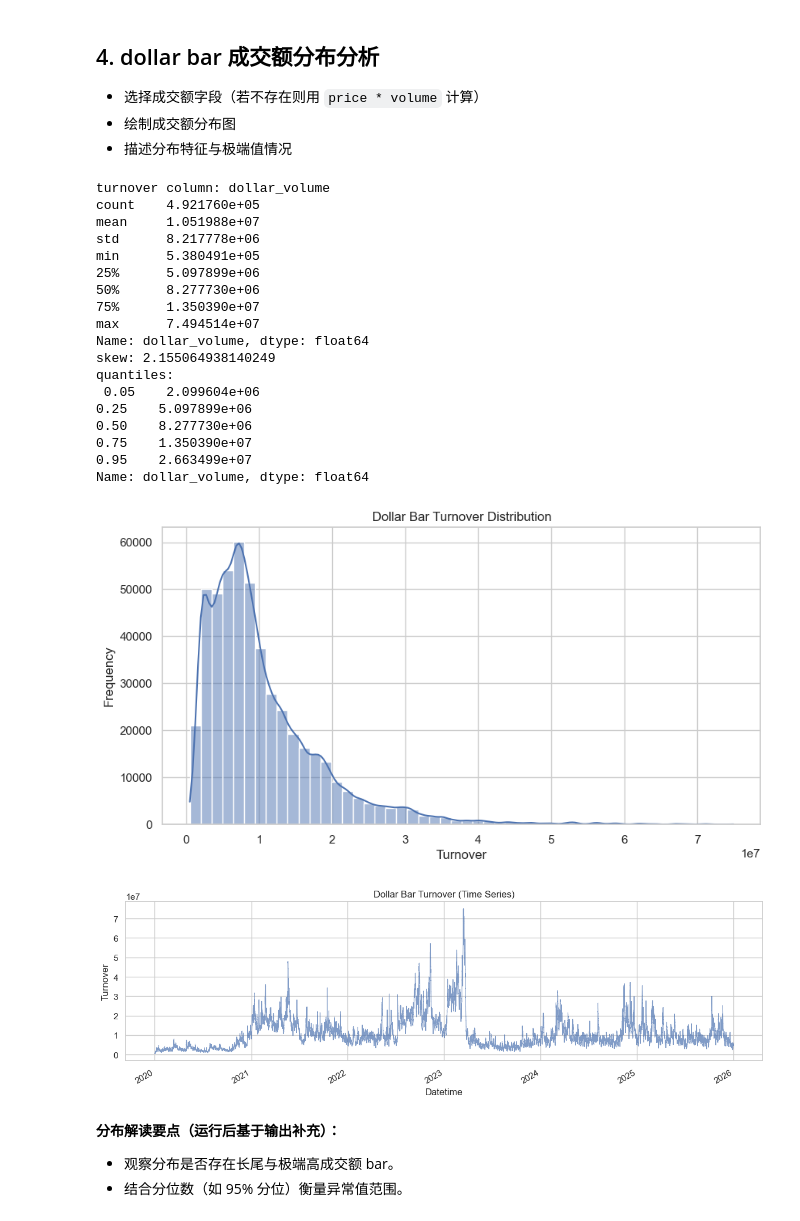
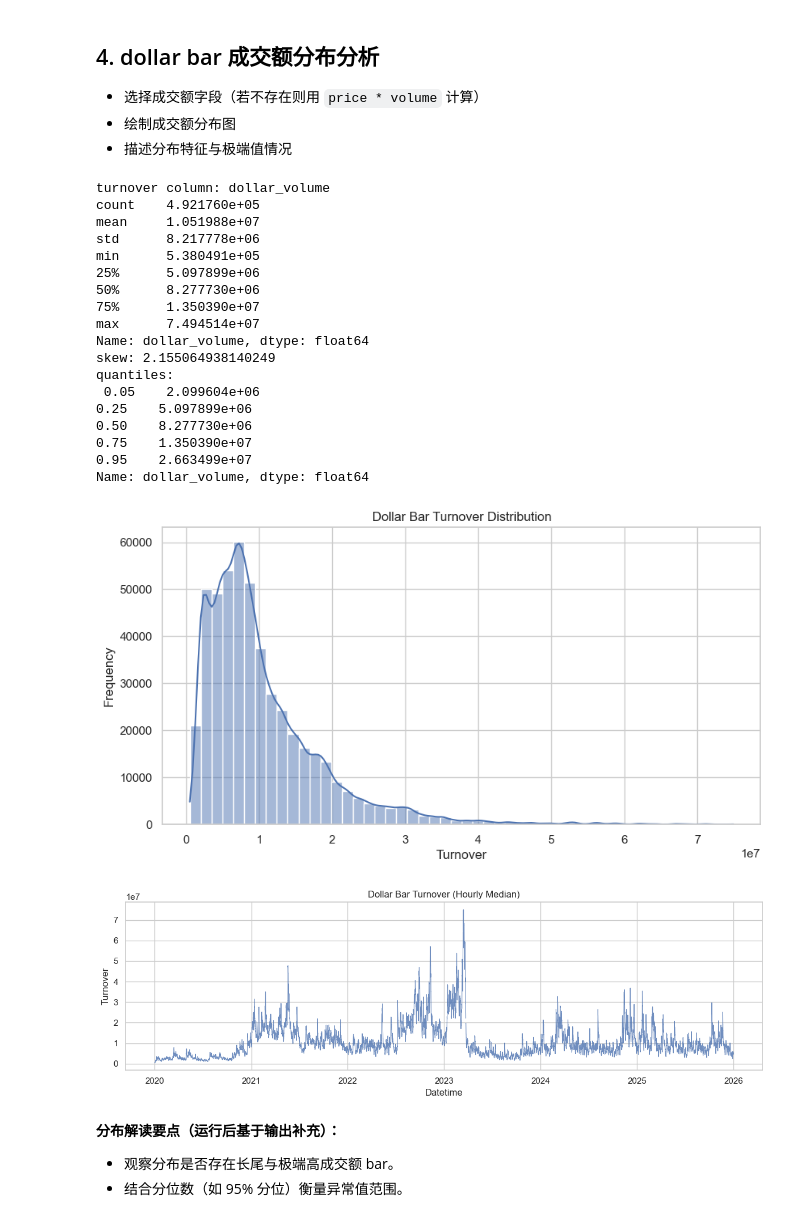
Before and after one commit to IthaiT/CryptoQuant, a Jupyter notebook: notebooks/research/analyze_dollar_bar_stats.ipynb, the cells around one changed output. Cells and saved outputs as stored; diff of their text form; code cells hidden in the pictures.

```diff
--- a/notebooks/research/analyze_dollar_bar_stats.ipynb
+++ b/notebooks/research/analyze_dollar_bar_stats.ipynb
@@ -324,37 +329,38 @@ plt.xlabel("Turnover")
 plt.ylabel("Frequency")
 plt.show()
 
-# 时序图
+# 时序图（按小时中位数，避免过密）
 turnover_ts = turnover_series.copy()
 turnover_ts.index = df["dt"]
+turnover_hourly = turnover_ts.resample("1H").median()
 plt.figure(figsize=(12, 4))
-turnover_ts.dropna().plot(alpha=0.7, linewidth=0.8)
-plt.title("Dollar Bar Turnover (Time Series)")
+plt.plot(turnover_hourly.index, turnover_hourly.values, color="#4C72B0", linewidth=0.8, alpha=0.8)
+plt.title("Dollar Bar Turnover (Hourly Median)")
 plt.xlabel("Datetime")
 plt.ylabel("Turnover")
 plt.tight_layout()
 plt.show()
 # %% [output]
 turnover column: dollar_volume
 count    4.921760e+05
 mean     1.051988e+07
 std      8.217778e+06
 min      5.380491e+05
 25%      5.097899e+06
 50%      8.277730e+06
 75%      1.350390e+07
 max      7.494514e+07
 Name: dollar_volume, dtype: float64
 skew: 2.155064938140249
 quantiles:
  0.05    2.099604e+06
 0.25    5.097899e+06
 0.50    8.277730e+06
 0.75    1.350390e+07
 0.95    2.663499e+07
 Name: dollar_volume, dtype: float64
 [figure]
-[figure, old version]
+[figure, new version]
 # %% [markdown]
 **分布解读要点（运行后基于输出补充）：**
 - 观察分布是否存在长尾与极端高成交额 bar。
```
Also changed, not shown: parts of 2 cells of this notebook.
